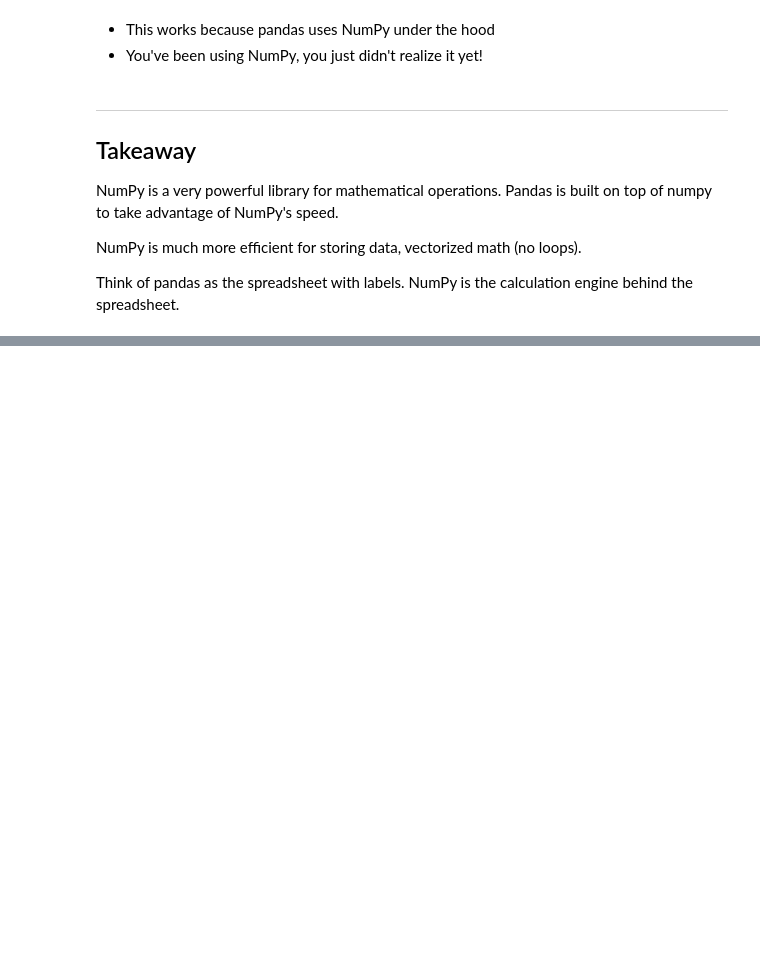
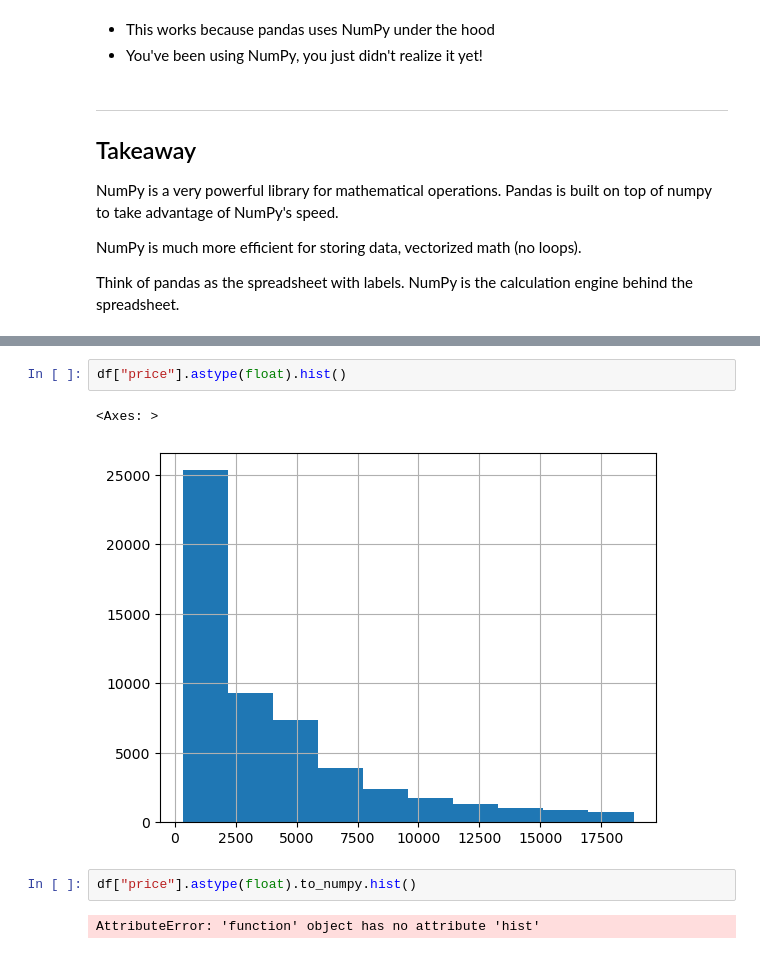
Before and after one commit to ritika-1412/3.02-more-pandas-intro-numpy, a Jupyter notebook: notebooks/starter-code.ipynb, the cells around one changed output, grey strips where cells are left out. Cells and saved outputs as stored; diff of their text form; blank space fills up the shorter version.

```diff
--- a/notebooks/starter-code.ipynb
+++ b/notebooks/starter-code.ipynb
@@ -393,0 +924,9 @@ Think of pandas as the spreadsheet with labels. NumPy is the calculation engine
+# %%
+df["price"].astype(float).hist()
+# %% [output]
+<Axes: >
+[figure, added]
+# %%
+df["price"].astype(float).to_numpy.hist()
+# %% [output]
+AttributeError: 'function' object has no attribute 'hist'
```
Also changed, not shown: parts of 58 cells of this notebook, 1 other file.
